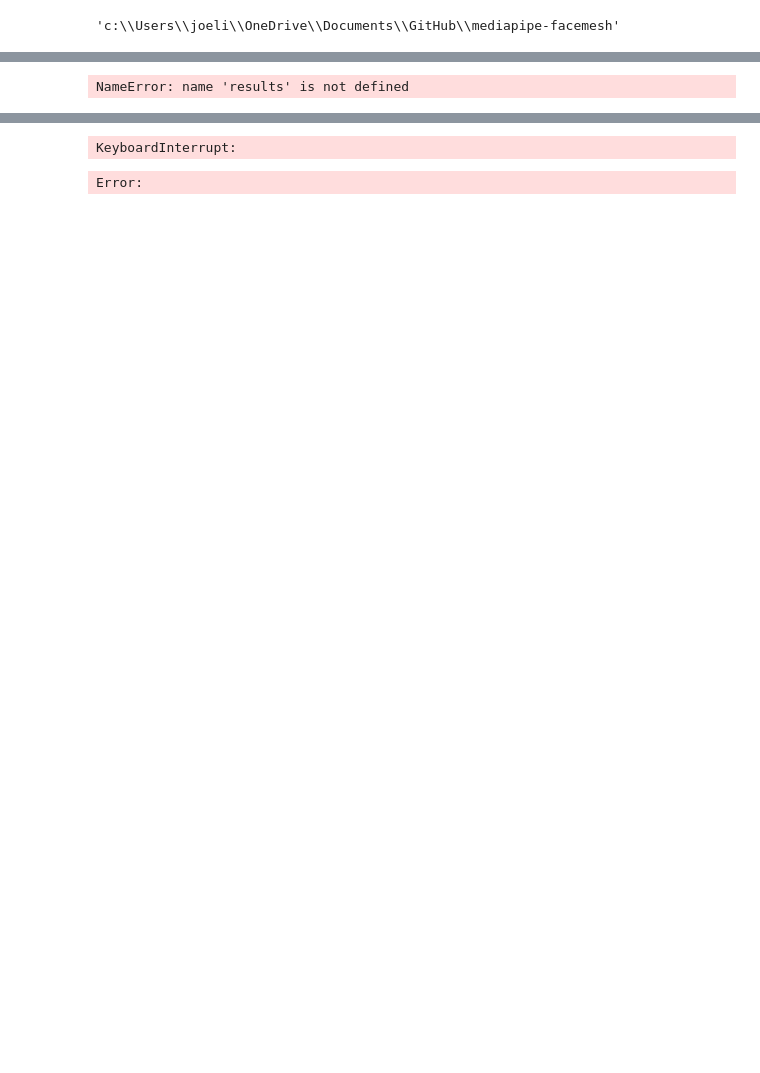
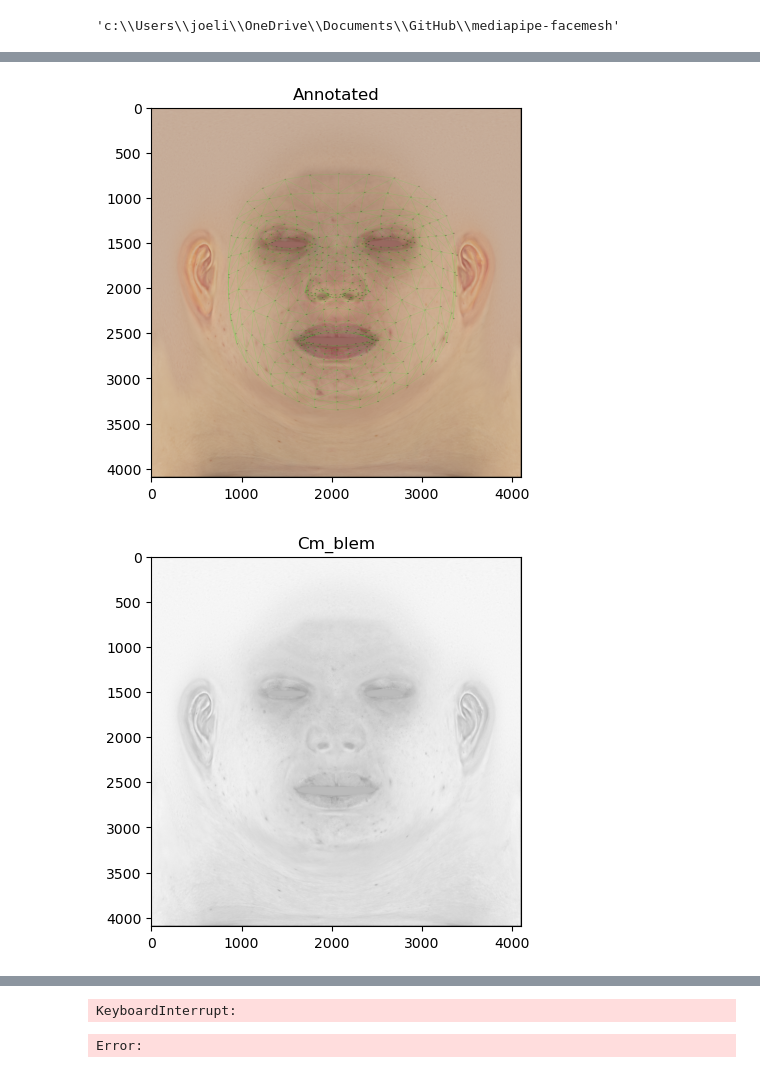
Before and after one commit to jj-tech-io/mediapipe-facemesh, a Jupyter notebook: segment.ipynb, the cells around one changed output, grey strips where cells are left out. Saved outputs shown, nothing was run; the diff lists cells and outputs as text; code cells hidden in the pictures; blank space fills up the shorter version.

```diff
--- a/segment.ipynb
+++ b/segment.ipynb
@@ -628,23 +638,68 @@ m53
 # %%
+Cm_path = r"images/m141_Cm.png"
+
+Ch_path = r"images/m141_Ch.png"
+#load Cm and Ch as binary images
+Cm = cv2.imread(Cm_path).astype(np.uint8)
+Ch = cv2.imread(Ch_path).astype(np.uint8)
+
+Cm_blem = Cm.copy()
+#create function to generate gaussian
+def gaussian(im, size, cx, cy, sigma, intensity):
+    # Create an empty image
+    # image = np.zeros(size)
+
+    # Center of the blemish
+    # cx, cy = size[0] // 2, size[1] // 2
+
+    # Create the blemish
+    for x in range(size[0]):
+        for y in range(size[1]):
+            dist = np.sqrt((x - cx)**2 + (y - cy)**2)
+            im[x, y] += intensity * np.exp(-(dist**2) / (2 * sigma**2))
+    return im
+
 for face_landmarks in results.multi_face_landmarks:
     mp_drawing.draw_landmarks(
         image=annotated_image,
         landmark_list=face_landmarks,
         connections=mp_face_mesh.FACEMESH_TESSELATION,  # or FACEMESH_CONTOURS or FACEMESH_IRISES
         landmark_drawing_spec=None,
         connection_drawing_spec=mp_drawing.DrawingSpec(color=(0, 255, 0), thickness=1, circle_radius=1),
     )
 
     # Annotate each landmark with its number
+    index = 0
     for id, lm in enumerate(face_landmarks.landmark):
         ih, iw, _ = image.shape
         x, y = int(lm.x * iw), int(lm.y * ih)
         # cv2.putText(annotated_image, str(id), (x, y), cv2.FONT_HERSHEY_SIMPLEX, .75, (0, 255, 0), 1)
         cv2.putText(annotated_image, str(id), (x, y), cv2.FONT_HERSHEY_SIMPLEX, 0.3, (0, 0, 0), 1)
         #add to ica image
         cv2.putText(ica_annnotated_image, str(id), (x, y), cv2.FONT_HERSHEY_SIMPLEX, 0.5, (255,255,255), 1)
+        #draw gaussian on 3 random points of Cm and Ch
+        if index == 25 or index == 50 or index == 75:
+            Cm_blem = gaussian(Cm, (1000, 1000), x,y, 10,1)
+
+
+
+
+plt.imshow(annotated_image)
+plt.title('Annotated')
+plt.show()
+#convert to rgb
+
+#save annotated image as high res png in rgb
+
+# cv2.imwrite('annotated_image.png', annotated_image)
+#save ica annotated image as high res png
+cv2.imwrite('ica_annnotated_image.png', ica_annnotated_image)
+plt.imshow(Cm_blem)
+plt.title('Cm_blem')
+plt.show()
 # %% [output]
-NameError: name 'results' is not defined
+[figure, added]
+[figure, added]
 # %%
 import cv2
 import numpy as np
```
Also changed, not shown: parts of 7 cells of this notebook, 27 other files.
